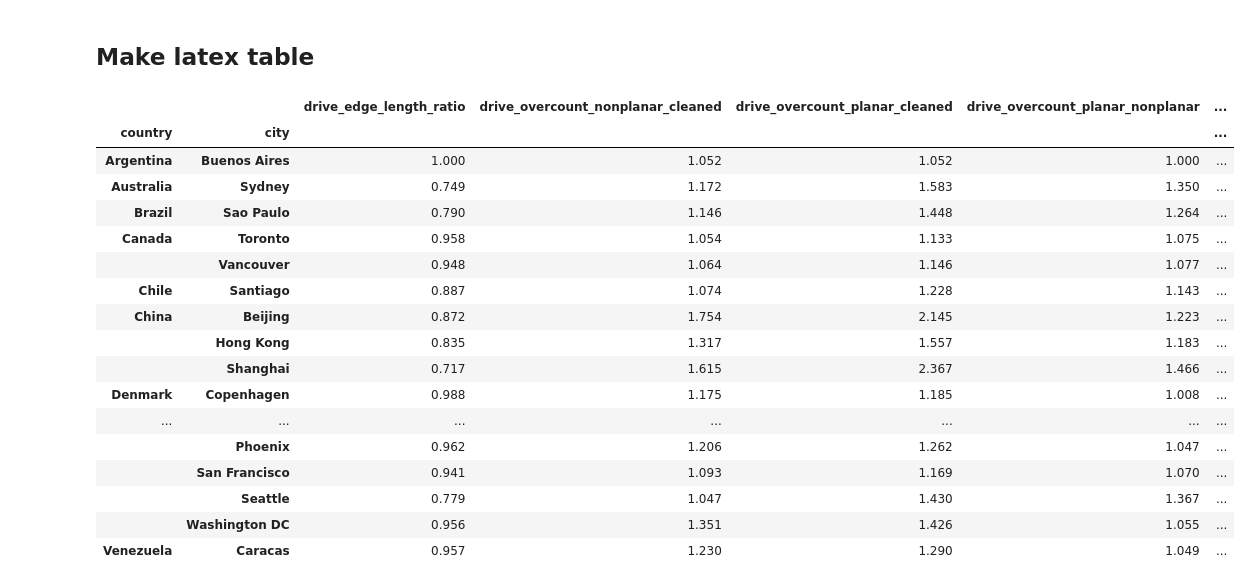
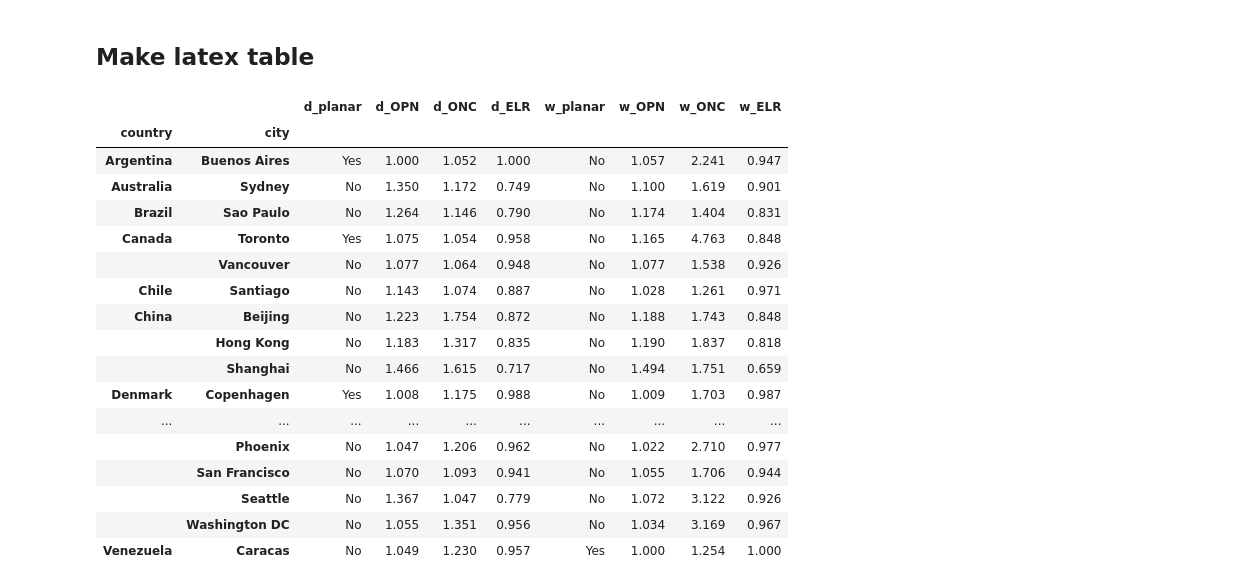
Before and after one commit to gboeing/planar-vs-nonplanar, a Jupyter notebook: planar-vs-nonplanar-across-cities.ipynb, the cells around one changed output. Saved outputs shown, nothing was run; the diff lists cells and outputs as text; code cells hidden in the pictures.

Commit message:
formal planarity test

```diff
--- a/planar-vs-nonplanar-across-cities.ipynb
+++ b/planar-vs-nonplanar-across-cities.ipynb
@@ -112,6 +114,10 @@ for label, row in df_places.iterrows():
                     planar_cleaned_overcount = None #avoid divide by zero errors
                     nonplanar_cleaned_overcount = None
 
+                # is it a formally planar graph (ignoring spatial embedding)?
+                warnings.filterwarnings('ignore')
+                is_planar = planarity.is_planar(G)
+                warnings.resetwarnings()
 
                 runtime = round(time.time() - start_time, 2)
                 print(runtime)
@@ -132,6 +138,7 @@ for label, row in df_places.iterrows():
                           'mean_edge_length' : mean_edge_length,
                           'mean_planar_segment_length' : mean_planar_segment_length,
                           'edge_length_ratio' : edge_length_ratio,
+                          'is_planar' : is_planar,
                           'runtime' : runtime}
                 results.append(result)
 
@@ -398,32 +413,38 @@ gdf2.iloc[gdf2.index.get_level_values('network_type') == 'walk'].to_csv('data/re
 # %% [markdown]
 ## Make latex table
 # %%
-cols = ['country', 'city', 'network_type', 'overcount_planar_nonplanar',
-        'overcount_nonplanar_cleaned', 'overcount_planar_cleaned', 'edge_length_ratio']
+cols = ['country', 'city', 'network_type', 'is_planar', 'overcount_planar_nonplanar',
+        'overcount_nonplanar_cleaned', 'edge_length_ratio']
 table = gdf[cols].reindex(cols, axis=1).set_index(['country', 'city', 'network_type']).unstack(level=2)
 table = table.swaplevel(i=0, j=1, axis=1)
 table.columns = ['_'.join(col).strip() for col in table.columns]
-table = table.reindex(sorted(table.columns), axis=1)
+table = table.rename(columns={'drive_edge_length_ratio' : 'd_ELR', 'drive_is_planar' : 'd_planar',
+                      'drive_overcount_nonplanar_cleaned' : 'd_ONC', 'drive_overcount_planar_nonplanar' : 'd_OPN',
+                      'walk_edge_length_ratio' : 'w_ELR', 'walk_is_planar' : 'w_planar',
+                      'walk_overcount_nonplanar_cleaned' : 'w_ONC', 'walk_overcount_planar_nonplanar' : 'w_OPN'})
+table = table.reindex(['d_planar', 'd_OPN', 'd_ONC', 'd_ELR', 'w_planar', 'w_OPN', 'w_ONC', 'w_ELR'], axis=1)
+table['d_planar'] = table['d_planar'].map(lambda x: 'Yes' if x else 'No')
+table['w_planar'] = table['w_planar'].map(lambda x: 'Yes' if x else 'No')
 table
 # %% [output]
-|  |  | drive_edge_length_ratio | drive_overcount_nonplanar_cleaned | drive_overcount_planar_cleaned | drive_overcount_planar_nonplanar | ... |
-| country | city |  |  |  |  | ... |
-| Argentina | Buenos Aires | 1.000 | 1.052 | 1.052 | 1.000 | ... |
-| Australia | Sydney | 0.749 | 1.172 | 1.583 | 1.350 | ... |
-| Brazil | Sao Paulo | 0.790 | 1.146 | 1.448 | 1.264 | ... |
-| Canada | Toronto | 0.958 | 1.054 | 1.133 | 1.075 | ... |
-|  | Vancouver | 0.948 | 1.064 | 1.146 | 1.077 | ... |
-| Chile | Santiago | 0.887 | 1.074 | 1.228 | 1.143 | ... |
-| China | Beijing | 0.872 | 1.754 | 2.145 | 1.223 | ... |
-|  | Hong Kong | 0.835 | 1.317 | 1.557 | 1.183 | ... |
-|  | Shanghai | 0.717 | 1.615 | 2.367 | 1.466 | ... |
-| Denmark | Copenhagen | 0.988 | 1.175 | 1.185 | 1.008 | ... |
-| ... | ... | ... | ... | ... | ... | ... |
-|  | Phoenix | 0.962 | 1.206 | 1.262 | 1.047 | ... |
-|  | San Francisco | 0.941 | 1.093 | 1.169 | 1.070 | ... |
-|  | Seattle | 0.779 | 1.047 | 1.430 | 1.367 | ... |
-|  | Washington DC | 0.956 | 1.351 | 1.426 | 1.055 | ... |
-| Venezuela | Caracas | 0.957 | 1.230 | 1.290 | 1.049 | ... |
+|  |  | d_planar | d_OPN | d_ONC | d_ELR | w_planar | w_OPN | w_ONC | w_ELR |
+| country | city |  |  |  |  |  |  |  |  |
+| Argentina | Buenos Aires | Yes | 1.000 | 1.052 | 1.000 | No | 1.057 | 2.241 | 0.947 |
+| Australia | Sydney | No | 1.350 | 1.172 | 0.749 | No | 1.100 | 1.619 | 0.901 |
+| Brazil | Sao Paulo | No | 1.264 | 1.146 | 0.790 | No | 1.174 | 1.404 | 0.831 |
+| Canada | Toronto | Yes | 1.075 | 1.054 | 0.958 | No | 1.165 | 4.763 | 0.848 |
+|  | Vancouver | No | 1.077 | 1.064 | 0.948 | No | 1.077 | 1.538 | 0.926 |
+| Chile | Santiago | No | 1.143 | 1.074 | 0.887 | No | 1.028 | 1.261 | 0.971 |
+| China | Beijing | No | 1.223 | 1.754 | 0.872 | No | 1.188 | 1.743 | 0.848 |
+|  | Hong Kong | No | 1.183 | 1.317 | 0.835 | No | 1.190 | 1.837 | 0.818 |
+|  | Shanghai | No | 1.466 | 1.615 | 0.717 | No | 1.494 | 1.751 | 0.659 |
+| Denmark | Copenhagen | Yes | 1.008 | 1.175 | 0.988 | No | 1.009 | 1.703 | 0.987 |
+| ... | ... | ... | ... | ... | ... | ... | ... | ... | ... |
+|  | Phoenix | No | 1.047 | 1.206 | 0.962 | No | 1.022 | 2.710 | 0.977 |
+|  | San Francisco | No | 1.070 | 1.093 | 0.941 | No | 1.055 | 1.706 | 0.944 |
+|  | Seattle | No | 1.367 | 1.047 | 0.779 | No | 1.072 | 3.122 | 0.926 |
+|  | Washington DC | No | 1.055 | 1.351 | 0.956 | No | 1.034 | 3.169 | 0.967 |
+| Venezuela | Caracas | No | 1.049 | 1.230 | 0.957 | Yes | 1.000 | 1.254 | 1.000 |
 # %%
 print(table.to_latex())
 # %% [output]
```
Also changed, not shown: parts of 7 cells of this notebook, 24 other files.
